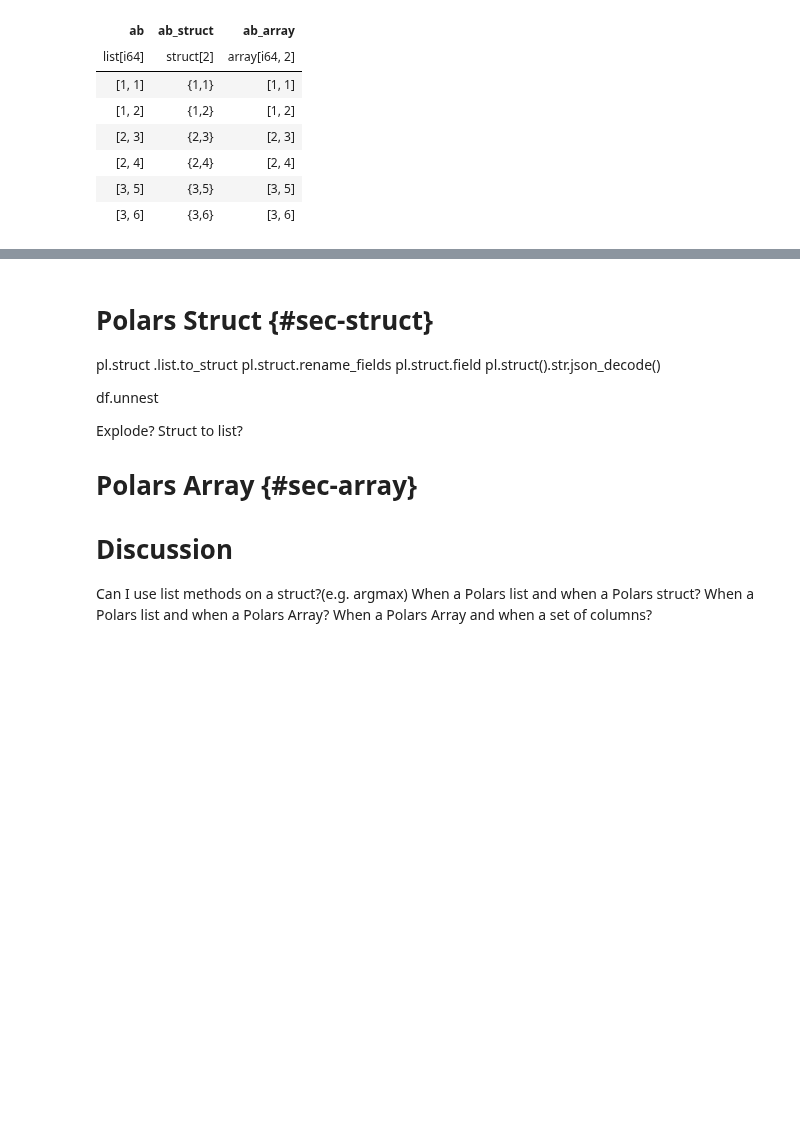
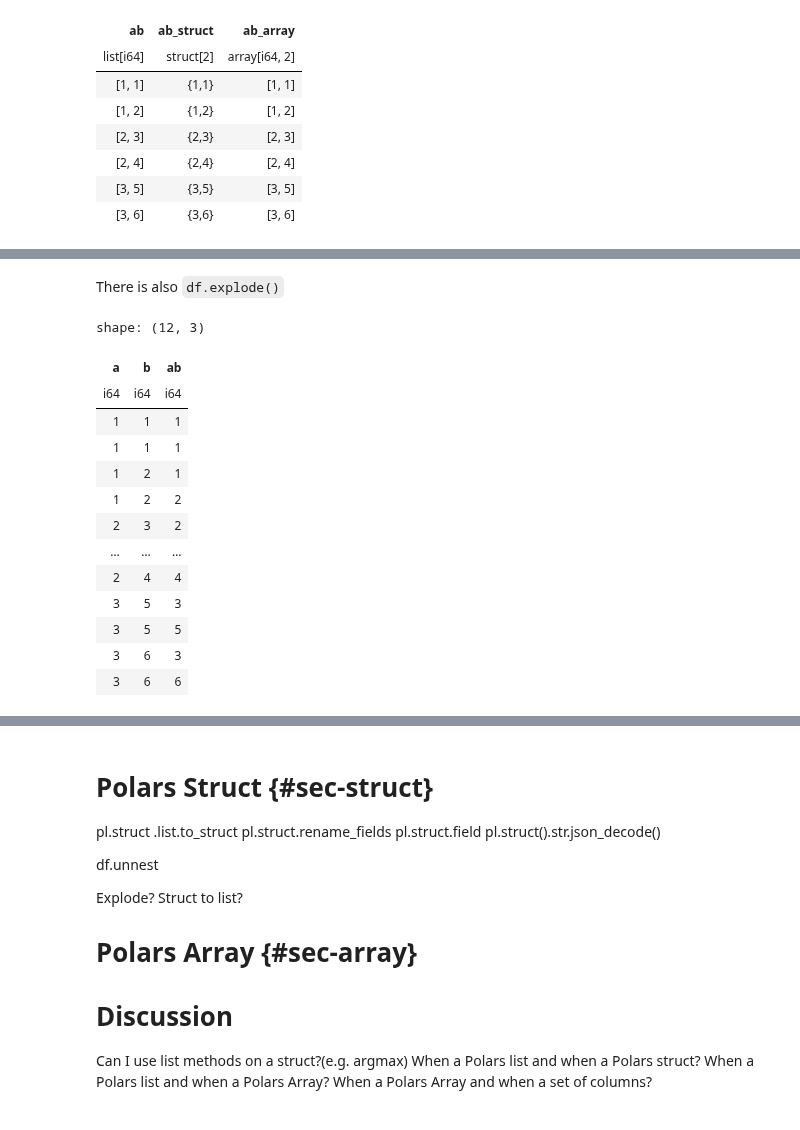
Before and after one commit to johnros/polars_demo, a Jupyter notebook: nested_dtypes.ipynb, the cells around one changed output, grey strips where cells are left out. Cells and saved outputs as stored; diff of their text form; code cells hidden in the pictures; blank space fills up the shorter version.

```diff
--- a/nested_dtypes.ipynb
+++ b/nested_dtypes.ipynb
@@ -689,0 +817,20 @@ df.explode.group_by
+# %% [markdown]
+There is also  `df.explode()`
+# %%
+#| label: df-explode
+df_with_list.explode('ab')
+# %% [output]
+shape: (12, 3)
+| a | b | ab |
+| i64 | i64 | i64 |
+| 1 | 1 | 1 |
+| 1 | 1 | 1 |
+| 1 | 2 | 1 |
+| 1 | 2 | 2 |
+| 2 | 3 | 2 |
+| … | … | … |
+| 2 | 4 | 4 |
+| 3 | 5 | 3 |
+| 3 | 5 | 5 |
+| 3 | 6 | 3 |
+| 3 | 6 | 6 |
```
Also changed, not shown: parts of 24 cells of this notebook, 2 other files.
